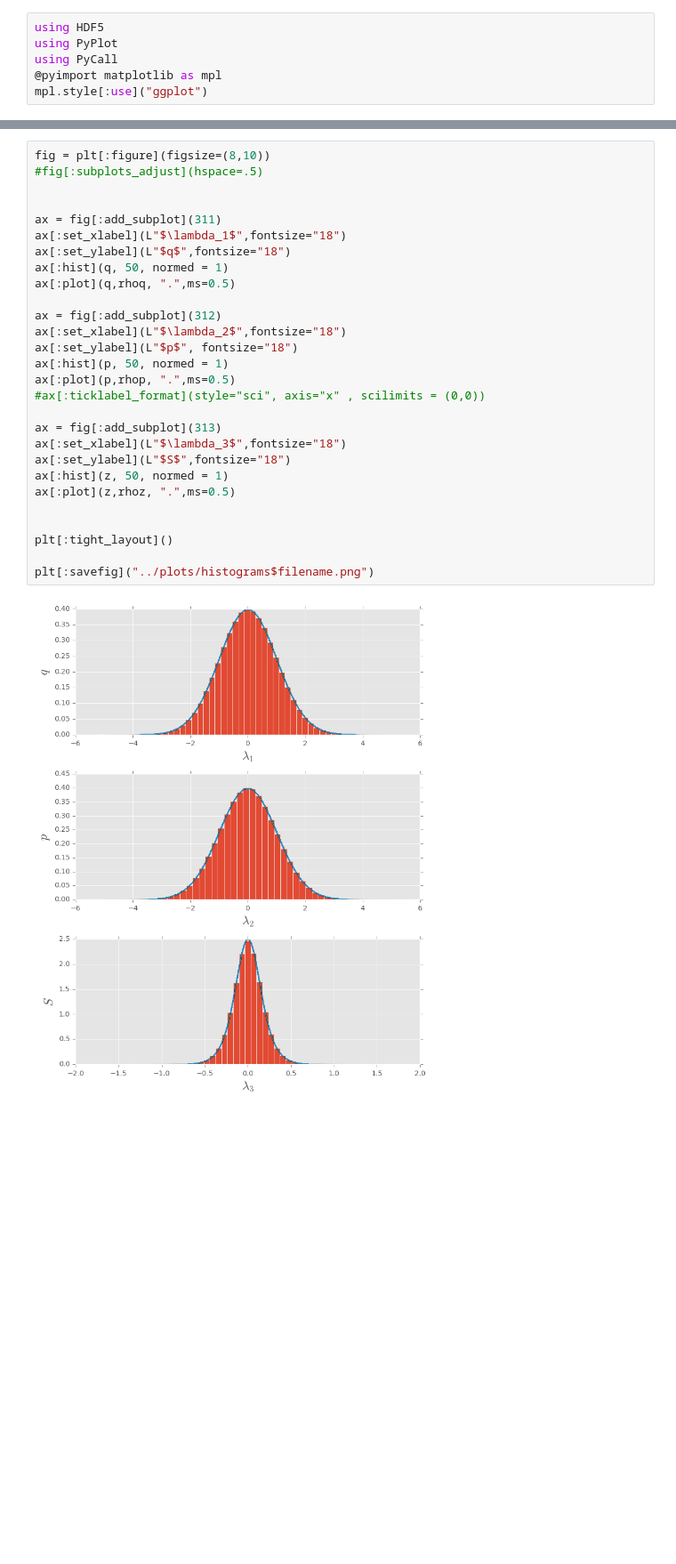
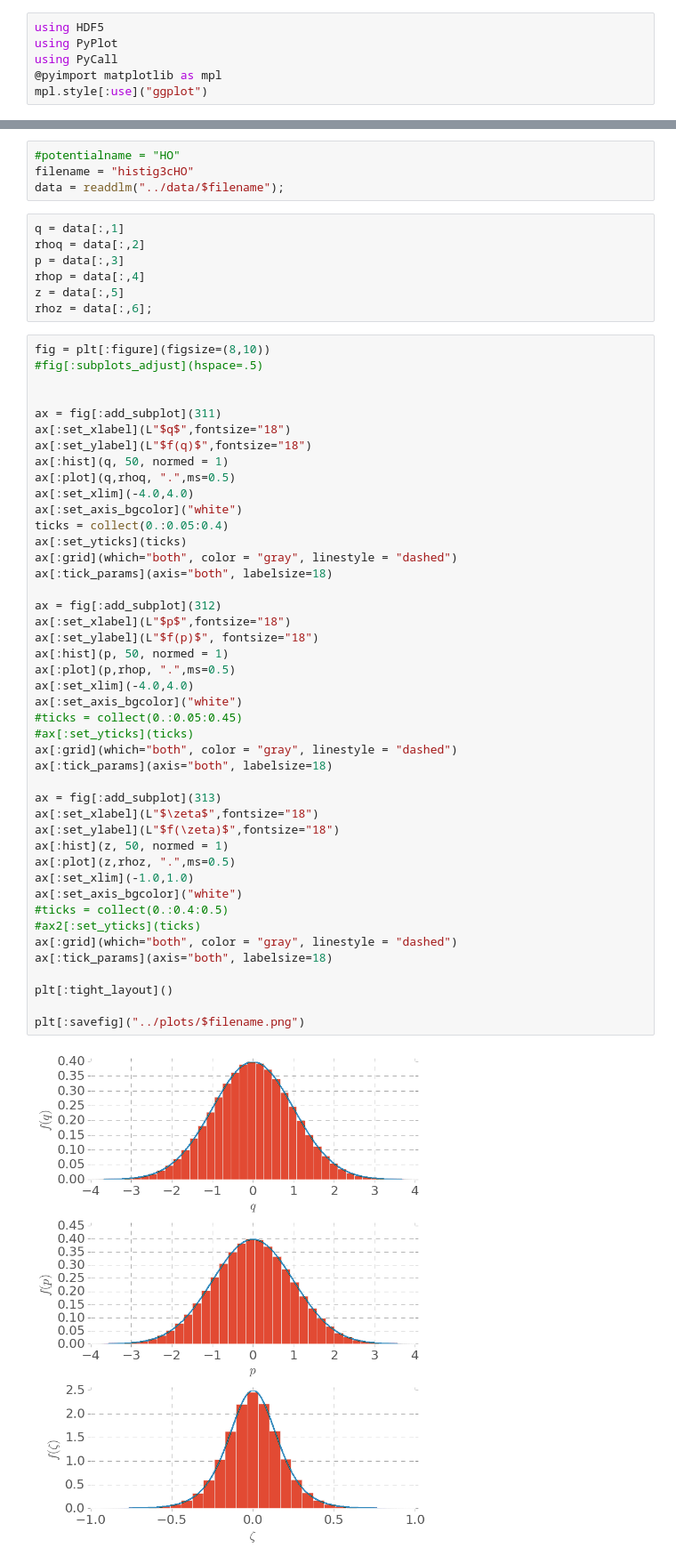
Before and after one commit to dapias/ST1Ds, a Jupyter notebook: notebooks/HistogramsHO.ipynb, the cells around one changed output, grey strips where cells are left out. Shown at 89% size. Drawn from its saved outputs; the diff is of its cells as text; blank space fills up the shorter version.

```diff
--- a/notebooks/HistogramsHO.ipynb
+++ b/notebooks/HistogramsHO.ipynb
@@ -40,30 +11,57 @@ rhoz = exp(z/Q)./(Q*(1.+ exp(z/Q)).^2);
+# %%
+#potentialname = "HO"
+filename = "histig3cHO"
+data = readdlm("../data/$filename");
+# %%
+q = data[:,1]
+rhoq = data[:,2]
+p = data[:,3]
+rhop = data[:,4]
+z = data[:,5]
+rhoz = data[:,6];
 # %%
 fig = plt[:figure](figsize=(8,10))
 #fig[:subplots_adjust](hspace=.5)
 
 
 ax = fig[:add_subplot](311)
-ax[:set_xlabel](L"$\lambda_1$",fontsize="18")
-ax[:set_ylabel](L"$q$",fontsize="18")
+ax[:set_xlabel](L"$q$",fontsize="18")
+ax[:set_ylabel](L"$f(q)$",fontsize="18")
 ax[:hist](q, 50, normed = 1)
 ax[:plot](q,rhoq, ".",ms=0.5)
+ax[:set_xlim](-4.0,4.0)
+ax[:set_axis_bgcolor]("white")
+ticks = collect(0.:0.05:0.4)
+ax[:set_yticks](ticks)
+ax[:grid](which="both", color = "gray", linestyle = "dashed")
+ax[:tick_params](axis="both", labelsize=18)
 
 ax = fig[:add_subplot](312)
-ax[:set_xlabel](L"$\lambda_2$",fontsize="18")
-ax[:set_ylabel](L"$p$", fontsize="18")
+ax[:set_xlabel](L"$p$",fontsize="18")
+ax[:set_ylabel](L"$f(p)$", fontsize="18")
 ax[:hist](p, 50, normed = 1)
 ax[:plot](p,rhop, ".",ms=0.5)
-#ax[:ticklabel_format](style="sci", axis="x" , scilimits = (0,0))
+ax[:set_xlim](-4.0,4.0)
+ax[:set_axis_bgcolor]("white")
+#ticks = collect(0.:0.05:0.45)
+#ax[:set_yticks](ticks)
+ax[:grid](which="both", color = "gray", linestyle = "dashed")
+ax[:tick_params](axis="both", labelsize=18)
 
 ax = fig[:add_subplot](313)
-ax[:set_xlabel](L"$\lambda_3$",fontsize="18")
-ax[:set_ylabel](L"$S$",fontsize="18")
+ax[:set_xlabel](L"$\zeta$",fontsize="18")
+ax[:set_ylabel](L"$f(\zeta)$",fontsize="18")
 ax[:hist](z, 50, normed = 1)
 ax[:plot](z,rhoz, ".",ms=0.5)
-
+ax[:set_xlim](-1.0,1.0)
+ax[:set_axis_bgcolor]("white")
+#ticks = collect(0.:0.4:0.5)
+#ax2[:set_yticks](ticks)
+ax[:grid](which="both", color = "gray", linestyle = "dashed")
+ax[:tick_params](axis="both", labelsize=18)
 
 plt[:tight_layout]()
 
-plt[:savefig]("../plots/histograms$filename.png")
+plt[:savefig]("../plots/$filename.png")
 # %% [output]
-[figure, old version]
+[figure, new version]
```
Also changed, not shown: parts of 4 cells of this notebook, 2 other files.
